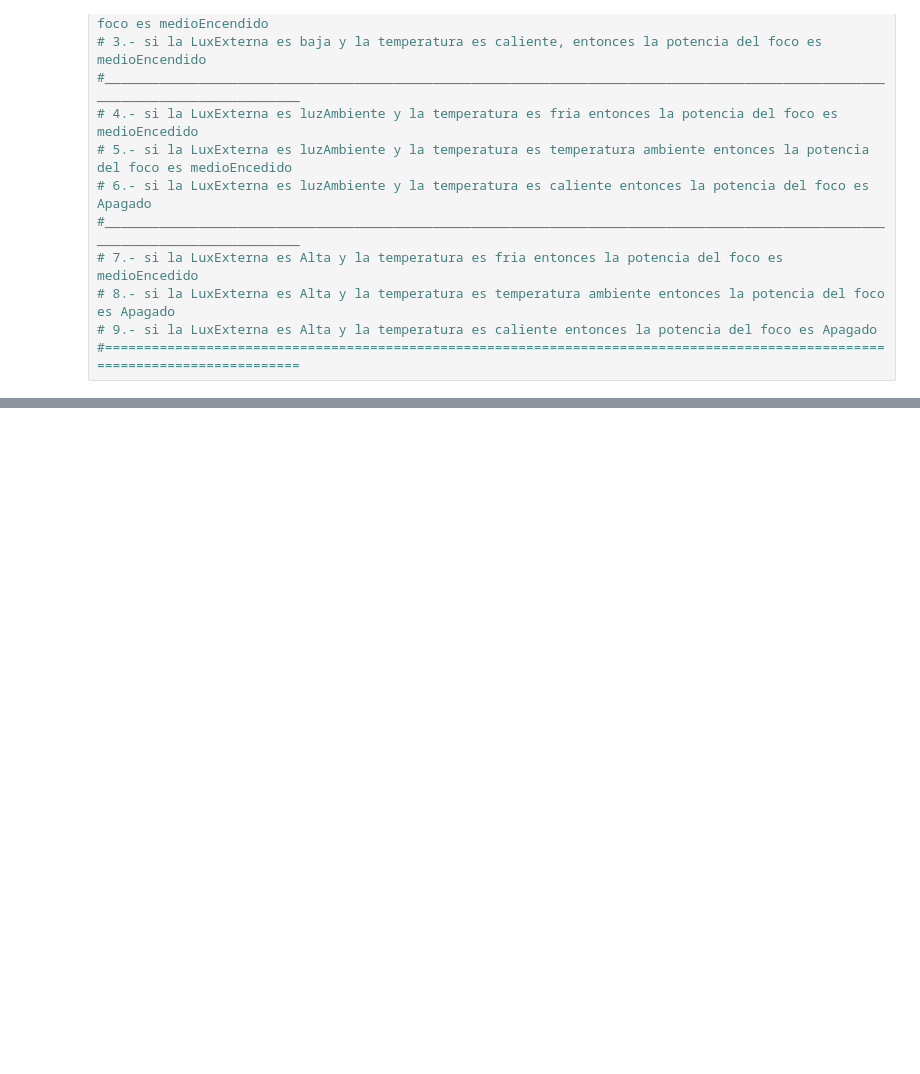
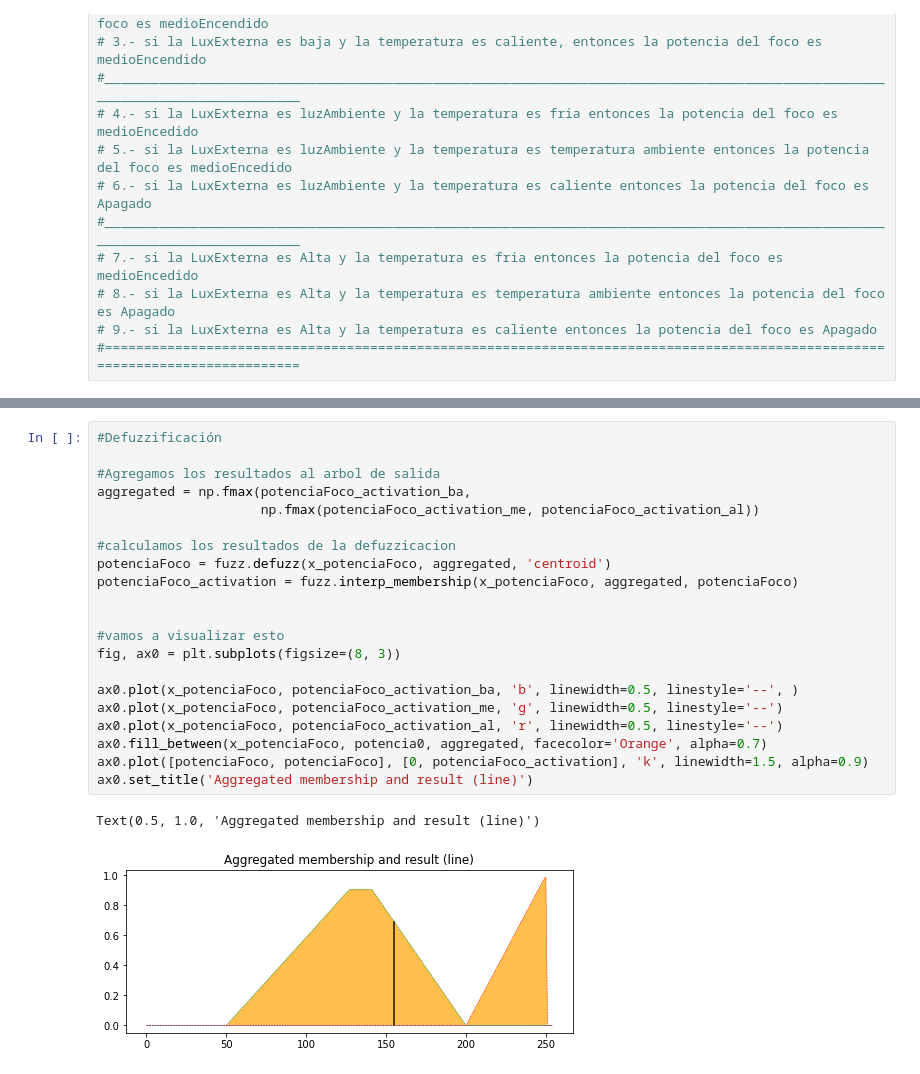
Before and after one commit to MenghySanchez/IA_Parcial1, a Jupyter notebook: control_luz.ipynb, the cells around one changed output, grey strips where cells are left out. Drawn from its saved outputs; the diff is of its cells as text; blank space fills up the shorter version.

```diff
--- a/control_luz.ipynb
+++ b/control_luz.ipynb
@@ -117,0 +212,24 @@ plt.tight_layout()
+# %%
+#Defuzzificación
+
+#Agregamos los resultados al arbol de salida
+aggregated = np.fmax(potenciaFoco_activation_ba,
+                     np.fmax(potenciaFoco_activation_me, potenciaFoco_activation_al))
+
+#calculamos los resultados de la defuzzicacion
+potenciaFoco = fuzz.defuzz(x_potenciaFoco, aggregated, 'centroid')
+potenciaFoco_activation = fuzz.interp_membership(x_potenciaFoco, aggregated, potenciaFoco)
+
+
+#vamos a visualizar esto
+fig, ax0 = plt.subplots(figsize=(8, 3))
+
+ax0.plot(x_potenciaFoco, potenciaFoco_activation_ba, 'b', linewidth=0.5, linestyle='--', )
+ax0.plot(x_potenciaFoco, potenciaFoco_activation_me, 'g', linewidth=0.5, linestyle='--')
+ax0.plot(x_potenciaFoco, potenciaFoco_activation_al, 'r', linewidth=0.5, linestyle='--')
+ax0.fill_between(x_potenciaFoco, potencia0, aggregated, facecolor='Orange', alpha=0.7)
+ax0.plot([potenciaFoco, potenciaFoco], [0, potenciaFoco_activation], 'k', linewidth=1.5, alpha=0.9)
+ax0.set_title('Aggregated membership and result (line)')
+# %% [output]
+Text(0.5, 1.0, 'Aggregated membership and result (line)')
+[figure, added]
```
Also changed, not shown: parts of 2 cells of this notebook, 1 other file.
